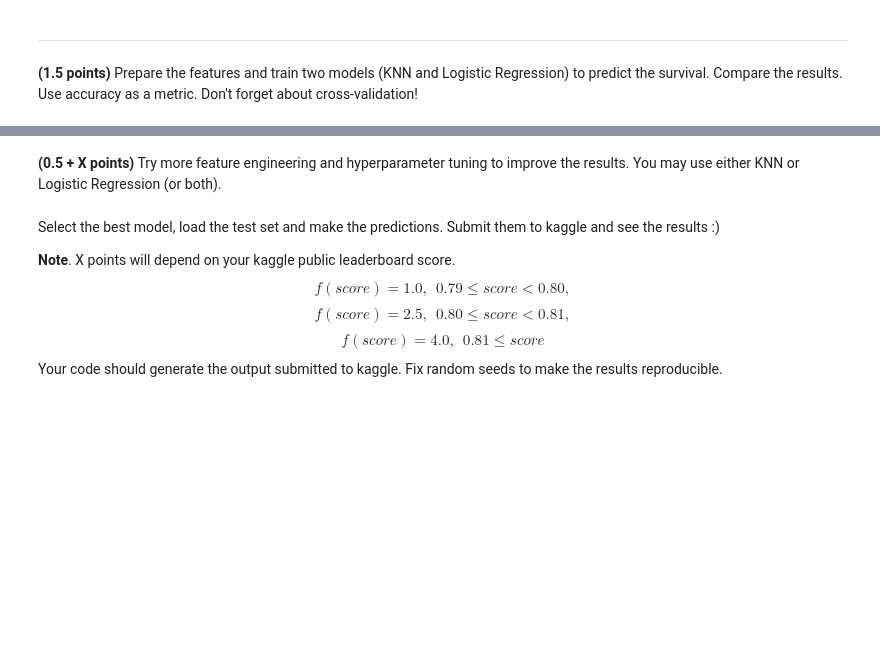
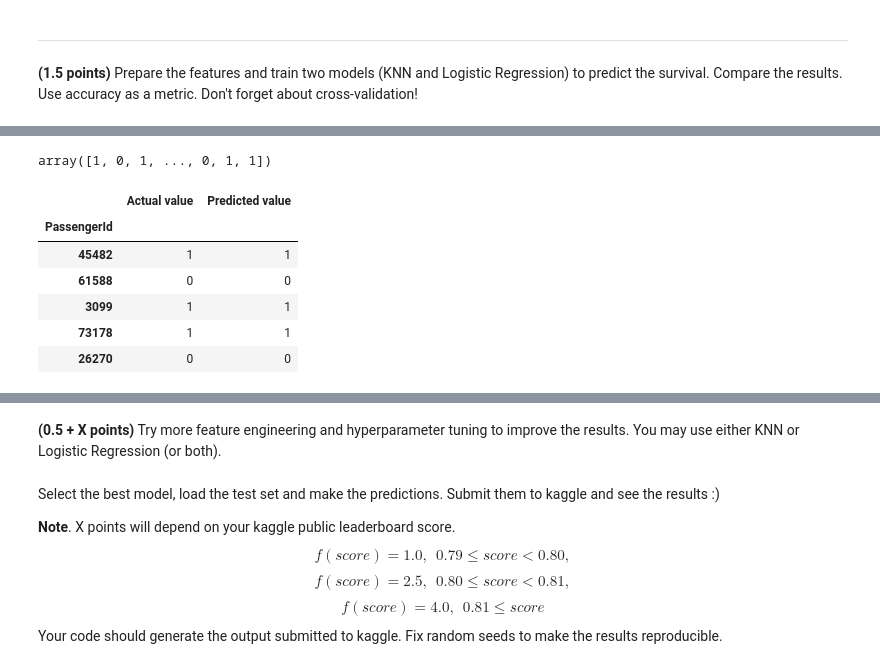
Before and after one commit to bonvech/ml-intro-1, a Jupyter notebook: 5_classification_linear_knn/hw_classification.ipynb, the cells around one changed output, grey strips where cells are left out. Saved outputs shown, nothing was run; the diff lists cells and outputs as text; code cells hidden in the pictures; blank space fills up the shorter version.

```diff
--- a/5_classification_linear_knn/hw_classification.ipynb
+++ b/5_classification_linear_knn/hw_classification.ipynb
@@ -962,0 +1032,18 @@ data.head()
+# %%
+#Prediction of test set
+y_pred = lr_model.predict(X_test)
+#Predicted values
+y_pred
+# %% [output]
+array([1, 0, 1, ..., 0, 1, 1])
+# %%
+a = pd.DataFrame({'Actual value': y_test, 'Predicted value':y_pred})
+a.head()
+# %% [output]
+|  | Actual value | Predicted value |
+| PassengerId |  |  |
+| 45482 | 1 | 1 |
+| 61588 | 0 | 0 |
+| 3099 | 1 | 1 |
+| 73178 | 1 | 1 |
+| 26270 | 0 | 0 |
```
Also changed, not shown: parts of 21 cells of this notebook, 1 other file.
